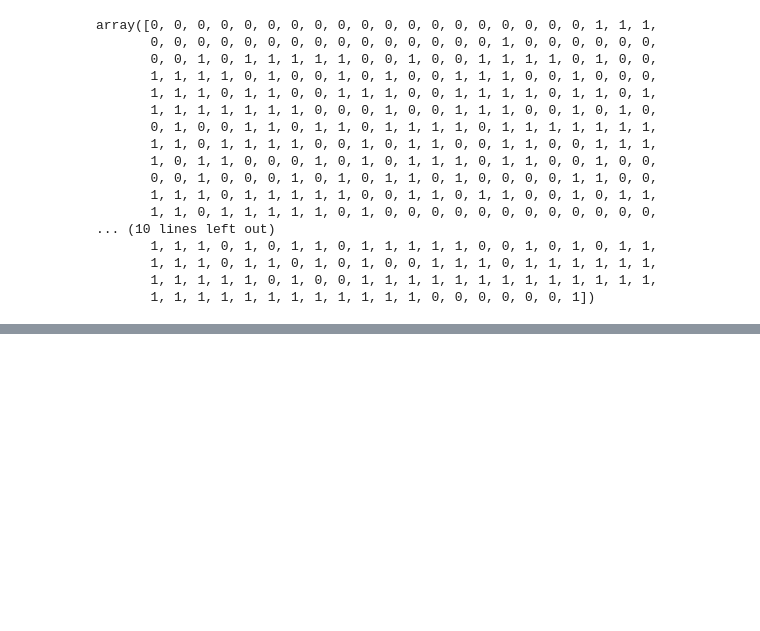
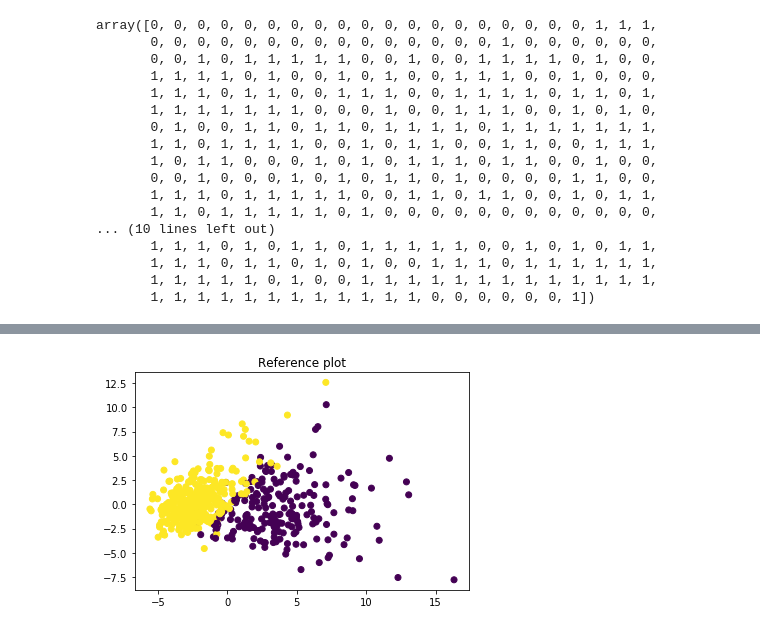
Before and after one commit to enzittonn/DSV-DAMI-I, a Jupyter notebook: HW2/sand.ipynb, the cells around one changed output, grey strips where cells are left out. Saved outputs shown, nothing was run; the diff lists cells and outputs as text; code cells hidden in the pictures; blank space fills up the shorter version.

```diff
--- a/HW2/sand.ipynb
+++ b/HW2/sand.ipynb
@@ -80,3 +82,16 @@ predicted_label = y_predicted_labels (labels that has been predicted with the mo
+# %%
+def plot_clusters(data, true_labels, predicted_labels, algorithm, rstate=RSTATE, reference_plot=True):
+    pca = PCA(n_components=2, random_state=RSTATE)
+    pca = pca.fit_transform(data)
+
+    if reference_plot == True:
+        plt.scatter(pca[:,0], pca[:,1], c=true_labels)
+        plt.title("Reference plot")
+        plt.show()
+    elif reference_plot == False:
+        plt.scatter(pca[:,0], pca[:,1], c=predicted_labels)
+        plt.title(algorithm)
+        plt.show()
 # %% [markdown]
 # Elbow method
 # %%
@@ -136,0 +158,2 @@ def data_preprocessing(data):
+# %%
+optimal_number_of_clusters_6b = 2
@@ -136,0 +162,3 @@ def data_preprocessing(data):
+# %%
+kmeans = KMeans(n_clusters=optimal_number_of_clusters_6b, init="k-means++", random_state=RSTATE)
+y_pred = kmeans.fit_predict(data_standardized)
@@ -136,0 +173,4 @@ def data_preprocessing(data):
+# %%
+plot_clusters(data_standardized,y,y_pred,"Kmeans", reference_plot=True) #asm83f
+# %% [output]
+[figure, added]
```
Also changed, not shown: parts of 7 cells of this notebook, 2 other files.
